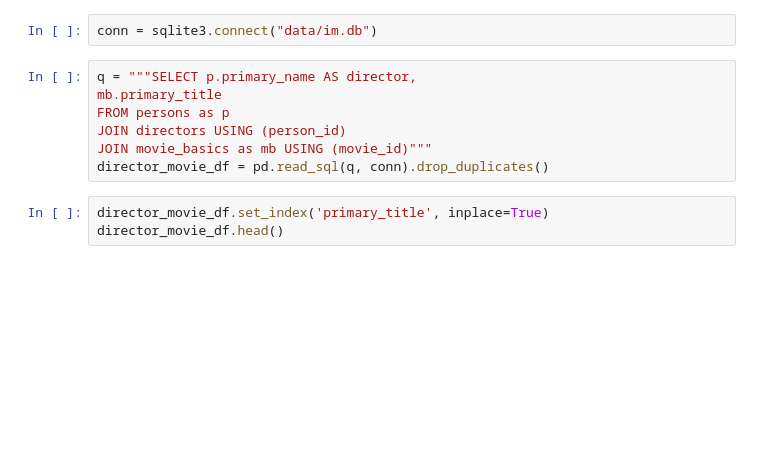
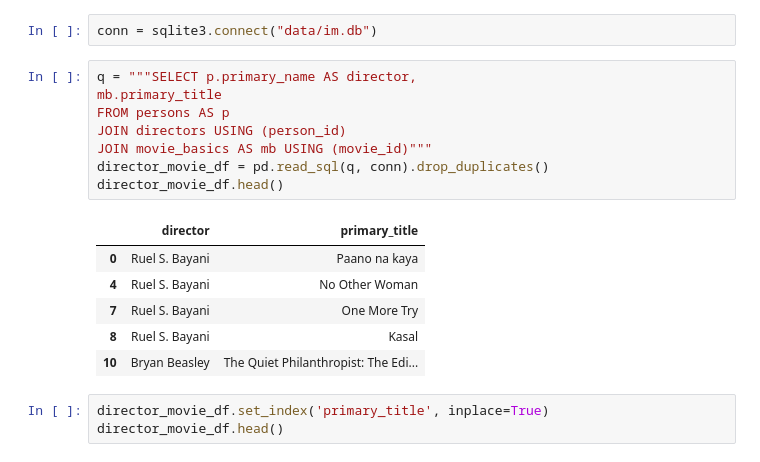
Before and after one commit to sammarder/dsc-phase-1-project-v2-4, a Jupyter notebook: student.ipynb, the cells around one changed output. Saved outputs shown, nothing was run; the diff lists cells and outputs as text; blank space fills up the shorter version.

```diff
--- a/student.ipynb
+++ b/student.ipynb
@@ -29,10 +29,18 @@ conn = sqlite3.connect("data/im.db")
 # %%
 q = """SELECT p.primary_name AS director,
 mb.primary_title
-FROM persons as p
+FROM persons AS p
 JOIN directors USING (person_id)
-JOIN movie_basics as mb USING (movie_id)"""
+JOIN movie_basics AS mb USING (movie_id)"""
 director_movie_df = pd.read_sql(q, conn).drop_duplicates()
+director_movie_df.head()
+# %% [output]
+|  | director | primary_title |
+| 0 | Ruel S. Bayani | Paano na kaya |
+| 4 | Ruel S. Bayani | No Other Woman |
+| 7 | Ruel S. Bayani | One More Try |
+| 8 | Ruel S. Bayani | Kasal |
+| 10 | Bryan Beasley | The Quiet Philanthropist: The Edi... |
 # %%
 director_movie_df.set_index('primary_title', inplace=True)
 director_movie_df.head()
```
Also changed, not shown: parts of 3 cells of this notebook.
